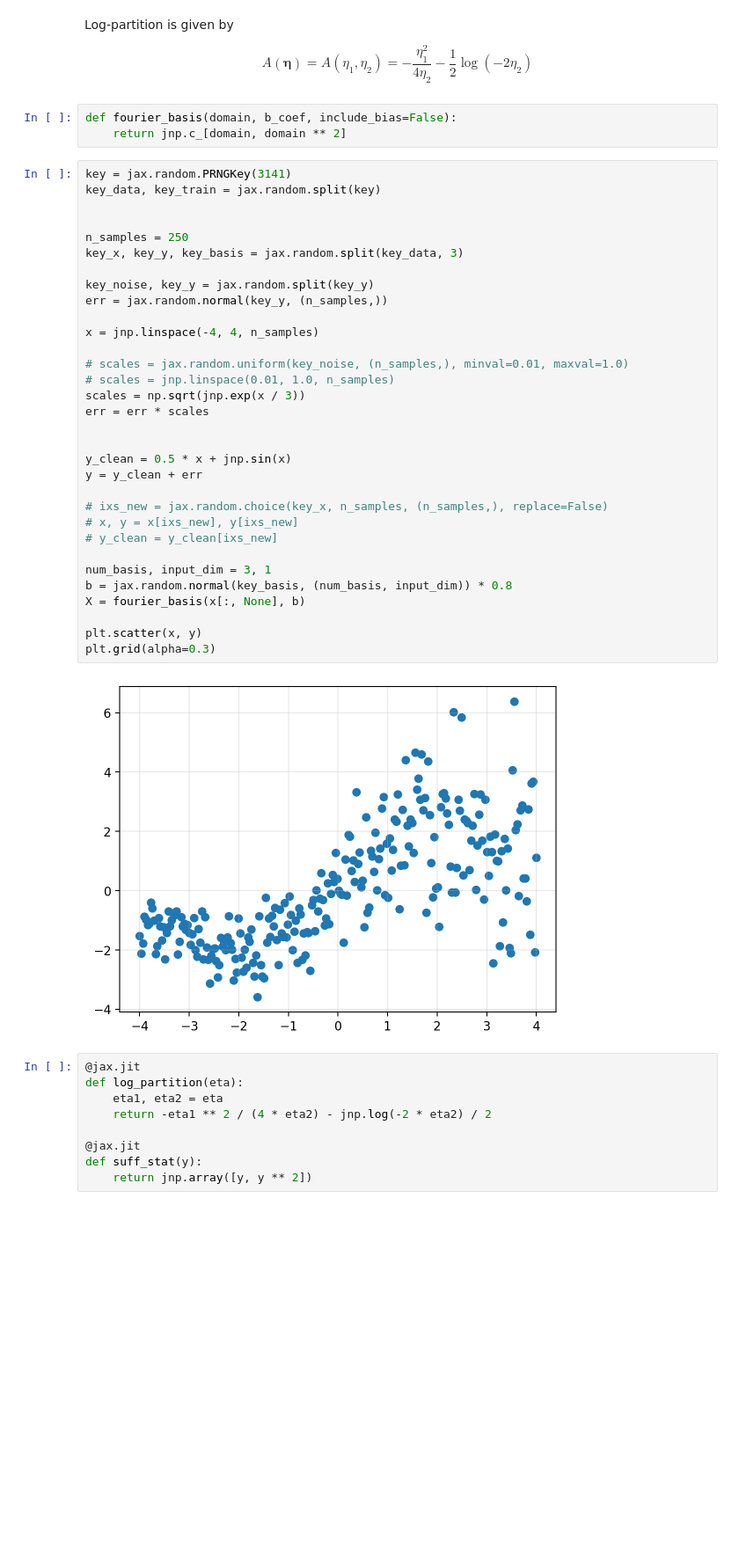
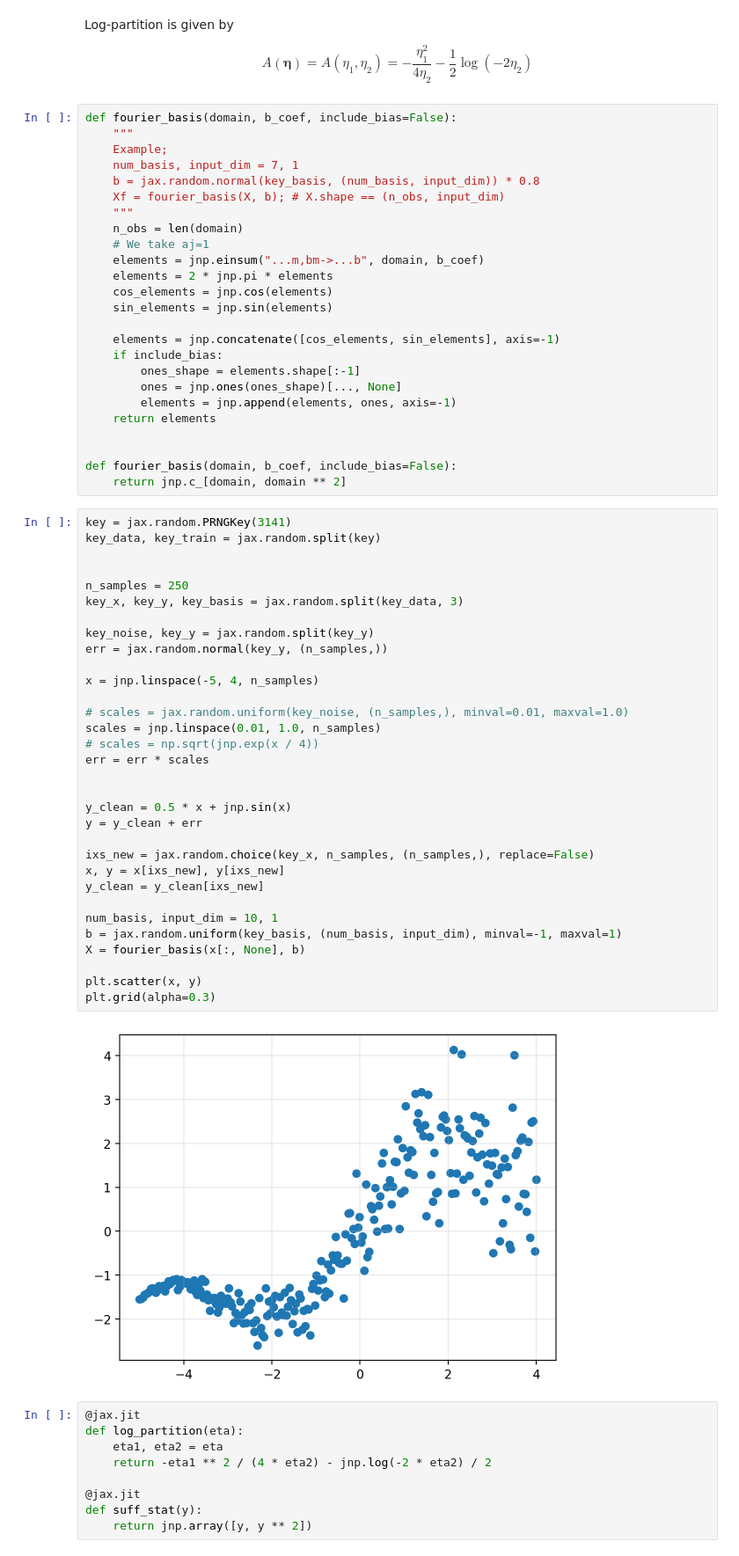
Before and after one commit to gerdm/bayes, a Jupyter notebook: exponential-families-ekf.ipynb, the cells around one changed output. Shown at 88% size. Drawn from its saved outputs; the diff is of its cells as text; blank space fills up the shorter version.

```diff
--- a/exponential-families-ekf.ipynb
+++ b/exponential-families-ekf.ipynb
@@ -177,41 +175,63 @@ $$
 $$
 # %%
 def fourier_basis(domain, b_coef, include_bias=False):
+    """
+    Example;
+    num_basis, input_dim = 7, 1
+    b = jax.random.normal(key_basis, (num_basis, input_dim)) * 0.8
+    Xf = fourier_basis(X, b); # X.shape == (n_obs, input_dim)
+    """
+    n_obs = len(domain)
+    # We take aj=1
+    elements = jnp.einsum("...m,bm->...b", domain, b_coef)
+    elements = 2 * jnp.pi * elements
+    cos_elements = jnp.cos(elements)
+    sin_elements = jnp.sin(elements)
+
+    elements = jnp.concatenate([cos_elements, sin_elements], axis=-1)
+    if include_bias:
+        ones_shape = elements.shape[:-1]
+        ones = jnp.ones(ones_shape)[..., None]
+        elements = jnp.append(elements, ones, axis=-1)
+    return elements
+
+
+def fourier_basis(domain, b_coef, include_bias=False):
     return jnp.c_[domain, domain ** 2]
 # %%
 key = jax.random.PRNGKey(3141)
 key_data, key_train = jax.random.split(key)
 
 
 n_samples = 250
 key_x, key_y, key_basis = jax.random.split(key_data, 3)
 
 key_noise, key_y = jax.random.split(key_y)
 err = jax.random.normal(key_y, (n_samples,))
 
-x = jnp.linspace(-4, 4, n_samples)
+x = jnp.linspace(-5, 4, n_samples)
 
 # scales = jax.random.uniform(key_noise, (n_samples,), minval=0.01, maxval=1.0)
-# scales = jnp.linspace(0.01, 1.0, n_samples)
-scales = np.sqrt(jnp.exp(x / 3))
+scales = jnp.linspace(0.01, 1.0, n_samples)
+# scales = np.sqrt(jnp.exp(x / 4))
 err = err * scales
 
 
 y_clean = 0.5 * x + jnp.sin(x)
 y = y_clean + err
 
-# ixs_new = jax.random.choice(key_x, n_samples, (n_samples,), replace=False)
-# x, y = x[ixs_new], y[ixs_new]
-# y_clean = y_clean[ixs_new]
+ixs_new = jax.random.choice(key_x, n_samples, (n_samples,), replace=False)
+x, y = x[ixs_new], y[ixs_new]
+y_clean = y_clean[ixs_new]
 
-num_basis, input_dim = 3, 1
-b = jax.random.normal(key_basis, (num_basis, input_dim)) * 0.8
+num_basis, input_dim = 10, 1
+b = jax.random.uniform(key_basis, (num_basis, input_dim), minval=-1, maxval=1)
 X = fourier_basis(x[:, None], b)
 
 plt.scatter(x, y)
 plt.grid(alpha=0.3)
 # %% [output]
-[figure, old version]
+[figure, new version]
 # %%
 @jax.jit
 def log_partition(eta):
```
Also changed, not shown: parts of 11 cells of this notebook.
